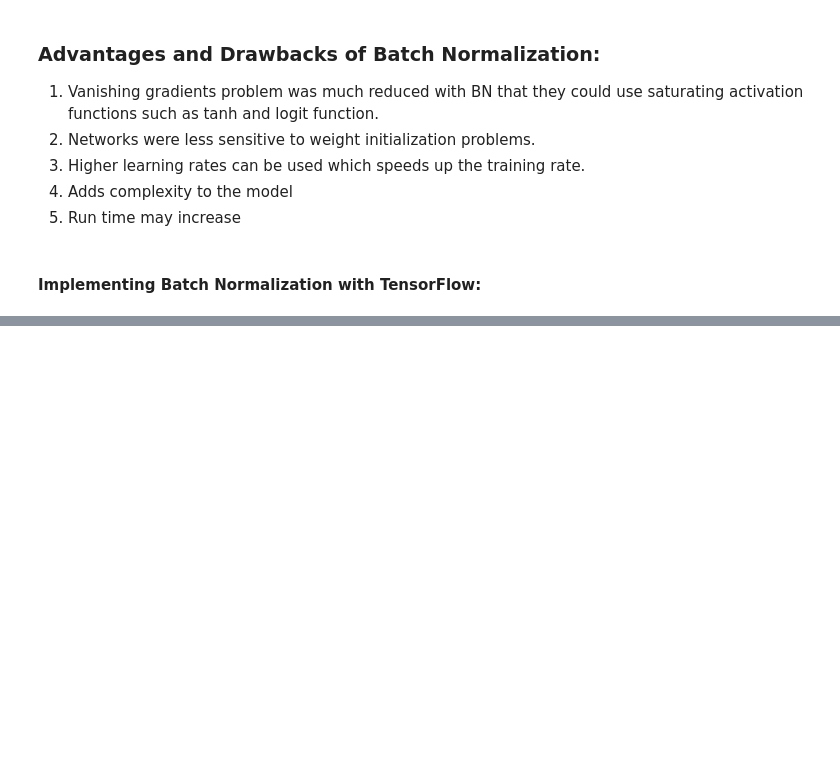
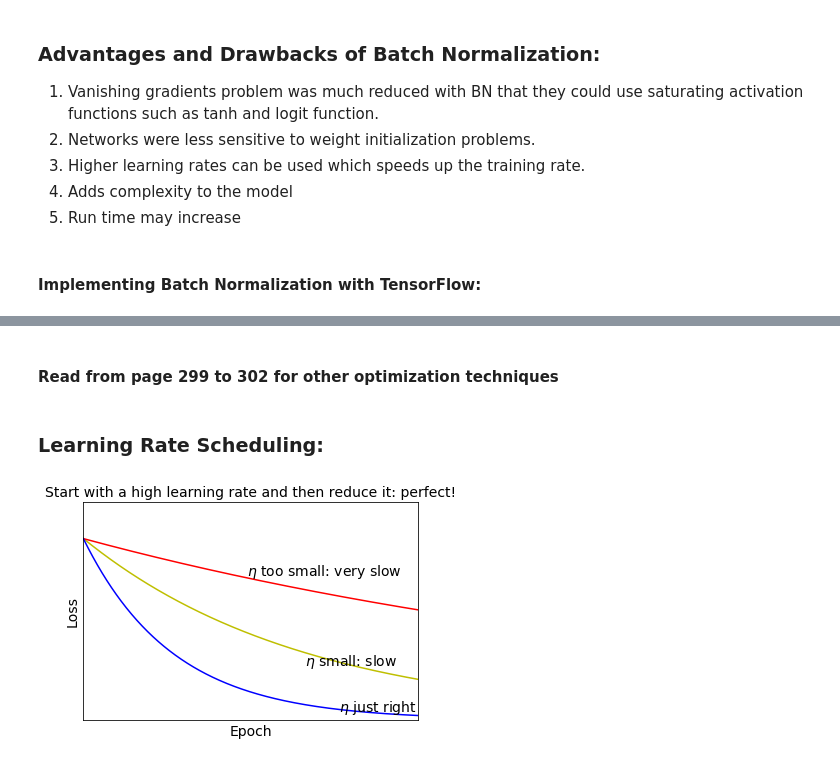
Before and after one commit to sivaram10/Python-Handson-Projects, a Jupyter notebook: 11-Deep Neural Nets.ipynb, the cells around one changed output, grey strips where cells are left out. Cells and saved outputs as stored; diff of their text form; code cells hidden in the pictures; blank space fills up the shorter version.

```diff
--- a/11-Deep Neural Nets.ipynb
+++ b/11-Deep Neural Nets.ipynb
@@ -259,0 +395,21 @@ with tf.Session() as sess:
+# %% [markdown]
+#### Read from page 299 to 302 for other optimization techniques
+# %% [markdown]
+### Learning Rate Scheduling:
+# %%
+lx = np.linspace(0, 50, 1000)
+plt.plot(lx,np.exp(-0.06*lx),'y-')
+plt.plot(lx,np.exp(-0.02*lx),'r-')
+plt.plot(lx,(np.exp(-0.15*lx)),'b-')
+plt.axis([0, 25, 0, 1.2])
+plt.xticks([])
+plt.yticks([])
+plt.annotate(r'$\eta$ just right', xytext=(22, 0.05), xy=(0, 0.5), fontsize=14, ha="center")
+plt.annotate(r'$\eta$ small: slow', xytext=(20, 0.3), xy=(0, 0.5), fontsize=14, ha="center")
+plt.annotate(r'$\eta$ too small: very slow', xytext=(18, 0.8), xy=(0, 0.5), fontsize=14, ha="center")
+plt.title("Start with a high learning rate and then reduce it: perfect!", fontsize=14)
+plt.xlabel("Epoch", fontsize=14)
+plt.ylabel("Loss", fontsize=14)
+plt.show()
+# %% [output]
+[figure, added]
```
Also changed, not shown: parts of 9 cells of this notebook.
